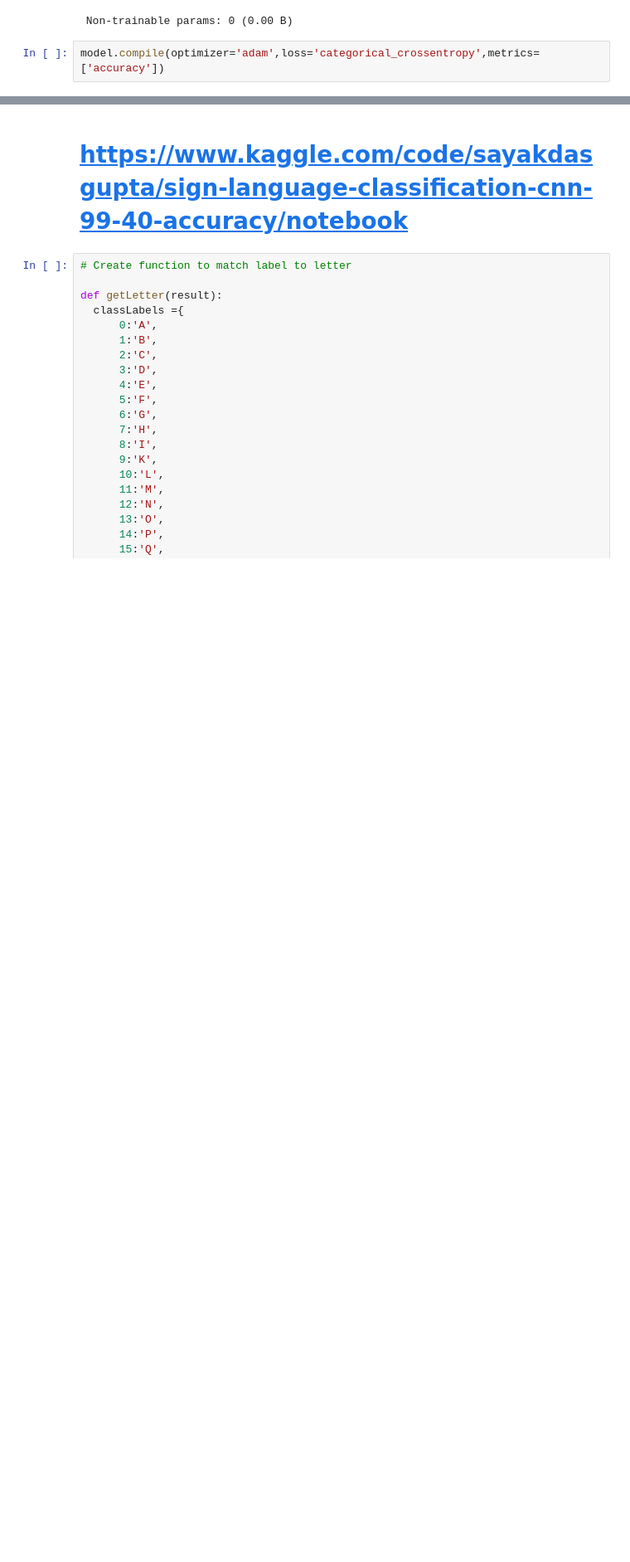
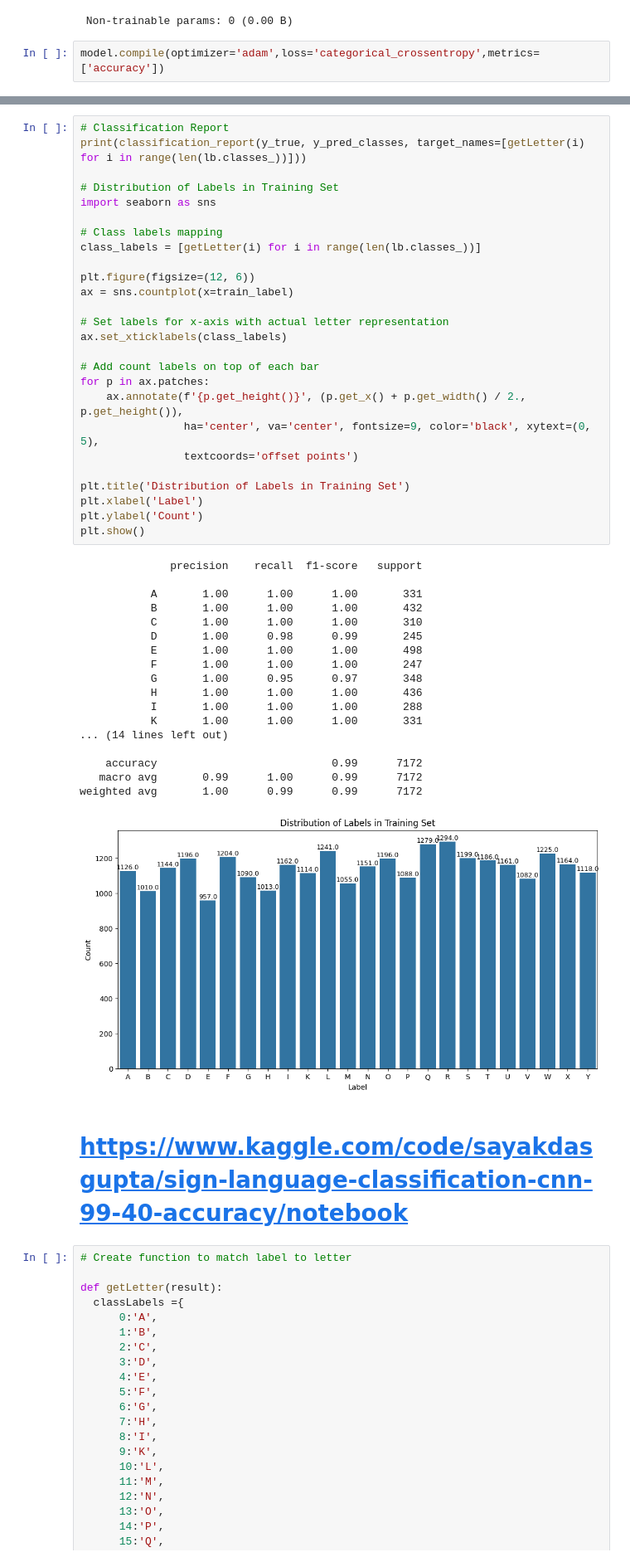
Before and after one commit to Madhunicka/HandGestureDetetction_Signlanguage_letters_CNN, a Jupyter notebook: sign_lang.ipynb, the cells around one changed output, grey strips where cells are left out. Shown: that part at 83% size. Drawn from its saved outputs; the diff is of its cells as text; blank space fills up the shorter version.

```diff
--- a/sign_lang.ipynb
+++ b/sign_lang.ipynb
@@ -222,3 +261,48 @@ MODEL ACCURACY = 99.02397990226746%
+# %%
+# Classification Report
+print(classification_report(y_true, y_pred_classes, target_names=[getLetter(i) for i in range(len(lb.classes_))]))
+
+# Distribution of Labels in Training Set
+import seaborn as sns
+
+# Class labels mapping
+class_labels = [getLetter(i) for i in range(len(lb.classes_))]
+
+plt.figure(figsize=(12, 6))
+ax = sns.countplot(x=train_label)
+
+# Set labels for x-axis with actual letter representation
+ax.set_xticklabels(class_labels)
+
+# Add count labels on top of each bar
+for p in ax.patches:
+    ax.annotate(f'{p.get_height()}', (p.get_x() + p.get_width() / 2., p.get_height()),
+                ha='center', va='center', fontsize=9, color='black', xytext=(0, 5),
+                textcoords='offset points')
+
+plt.title('Distribution of Labels in Training Set')
+plt.xlabel('Label')
+plt.ylabel('Count')
+plt.show()
+# %% [output]
+              precision    recall  f1-score   support
+
+           A       1.00      1.00      1.00       331
+           B       1.00      1.00      1.00       432
+           C       1.00      1.00      1.00       310
+           D       1.00      0.98      0.99       245
+           E       1.00      1.00      1.00       498
+           F       1.00      1.00      1.00       247
+           G       1.00      0.95      0.97       348
+           H       1.00      1.00      1.00       436
+           I       1.00      1.00      1.00       288
+           K       1.00      1.00      1.00       331
+... (14 lines left out)
+
+    accuracy                           0.99      7172
+   macro avg       0.99      1.00      0.99      7172
+weighted avg       1.00      0.99      0.99      7172
+[figure, added]
 # %% [markdown]
 # https://www.kaggle.com/code/sayakdasgupta/sign-language-classification-cnn-99-40-accuracy/notebook
 # %%
```
Also changed, not shown: parts of 7 cells of this notebook.
